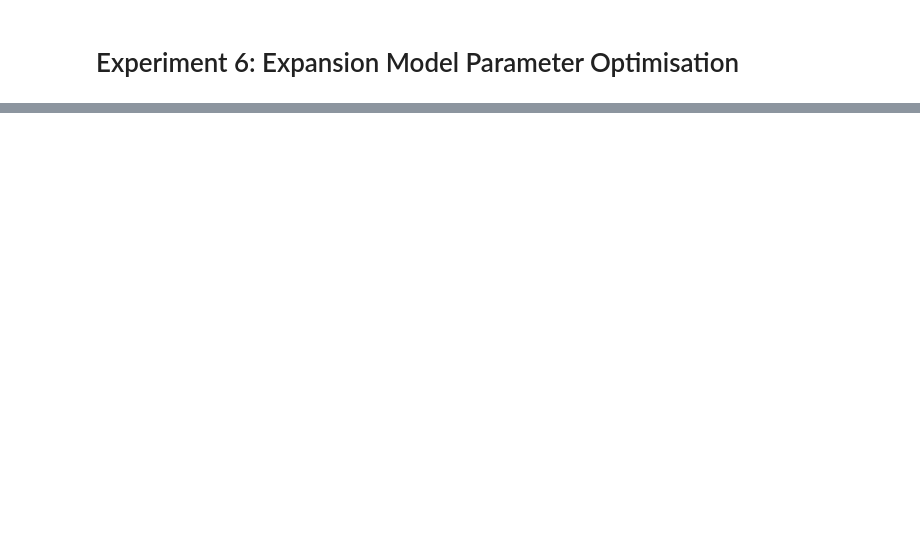
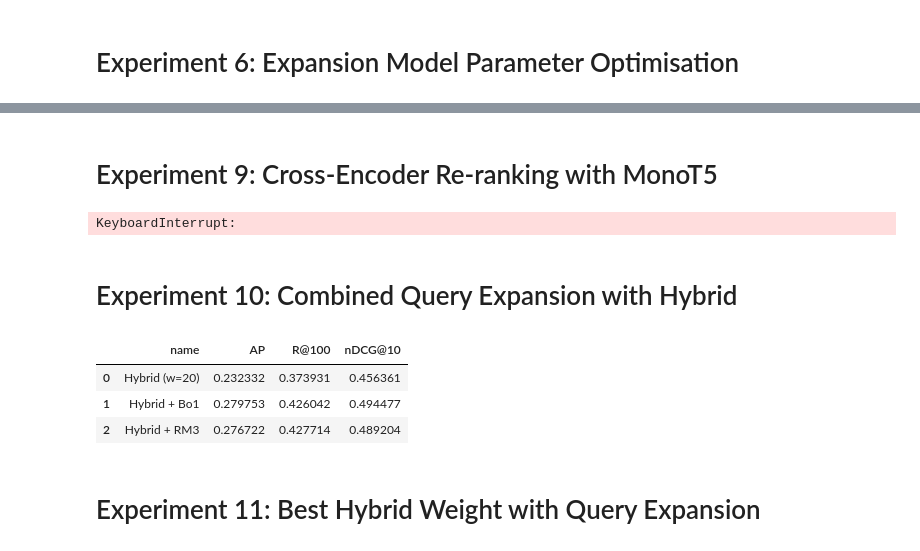
Before and after one commit to RobertBlaauwendraad/ir-project, a Jupyter notebook: ir-tests.ipynb, the cells around one changed output, grey strips where cells are left out. Cells and saved outputs as stored; diff of their text form; code cells hidden in the pictures; blank space fills up the shorter version.

Commit message:
Implement hybrid IR system combining SPLADE and BM25 with RM3 query expansion. Add evaluation methods, device detection, and improved handling for dataset and indices.

```diff
--- a/ir-tests.ipynb
+++ b/ir-tests.ipynb
@@ -290,0 +402,74 @@ print(hybrid_results)
+# %% [markdown]
+# Experiment 9: Cross-Encoder Re-ranking with MonoT5
+# %%
+# Initialize MonoT5 re-ranker
+mono_t5 = MonoT5ReRanker(model="castorini/monot5-base-msmarco", batch_size=16)
+
+# Create re-ranking pipelines
+# First stage: SPLADE retrieval, then MonoT5 re-ranking
+splade_monot5 = (
+        splade_retr % 100  # Get top 100 from SPLADE
+        >> pt.text.get_text(dataset, ["title", "body"])
+        >> pt.apply.text(lambda row: (row['title'] or '') + " " + (row['body'] or ''))
+        >> mono_t5
+)
+
+# First stage: Hybrid retrieval, then MonoT5 re-ranking
+hybrid_monot5 = (
+        (splade_retr + (20 * bm25_retr)) % 100  # Get top 100 from hybrid
+        >> pt.text.get_text(dataset, ["title", "body"])
+        >> pt.apply.text(lambda row: (row['title'] or '') + " " + (row['body'] or ''))
+        >> mono_t5
+)
+
+pt.Experiment(
+    [splade_retr, splade_monot5, hybrid_monot5],
+    topics,
+    qrels,
+    eval_metrics=[MAP, nDCG @ 10, Recall @ 100],
+    names=["SPLADE", "SPLADE + MonoT5", "Hybrid + MonoT5"]
+)
+# %% [output]
+KeyboardInterrupt:
+# %% [markdown]
+# Experiment 10: Combined Query Expansion with Hybrid
+# %%
+# Test combining Bo1 and RM3 with different configurations
+# Bo1 with optimized parameters
+bm25_bo1_opt = (
+        bm25_retr
+        >> pt.text.get_text(dataset, ["title", "body"])
+        >> pt.apply.text(lambda row: (row['title'] or '') + " " + (row['body'] or ''))
+        >> pt.rewrite.Bo1QueryExpansion(bm25_index_ref, fb_docs=5, fb_terms=15)
+        >> bm25_retr
+)
+
+# RM3 with optimized parameters
+bm25_rm3_opt = (
+        bm25_retr
+        >> pt.text.get_text(dataset, ["title", "body"])
+        >> pt.apply.text(lambda row: (row['title'] or '') + " " + (row['body'] or ''))
+        >> pt.rewrite.RM3(bm25_index_ref, fb_docs=10, fb_terms=15, fb_lambda=0.5)
+        >> bm25_retr
+)
+
+# Hybrid with Bo1
+hybrid_bo1 = splade_retr + (20.0 * bm25_bo1_opt)
+
+# Hybrid with RM3
+hybrid_rm3 = splade_retr + (20.0 * bm25_rm3_opt)
+
+pt.Experiment(
+    [hybrid_20, hybrid_bo1, hybrid_rm3],
+    topics,
+    qrels,
+    eval_metrics=[MAP, nDCG @ 10, Recall @ 100],
+    names=["Hybrid (w=20)", "Hybrid + Bo1", "Hybrid + RM3"]
+)
+# %% [output]
+|  | name | AP | R@100 | nDCG@10 |
+| 0 | Hybrid (w=20) | 0.232332 | 0.373931 | 0.456361 |
+| 1 | Hybrid + Bo1 | 0.279753 | 0.426042 | 0.494477 |
+| 2 | Hybrid + RM3 | 0.276722 | 0.427714 | 0.489204 |
+# %% [markdown]
+# Experiment 11: Best Hybrid Weight with Query Expansion
```
Also changed, not shown: parts of 37 cells of this notebook, 4 other files.
